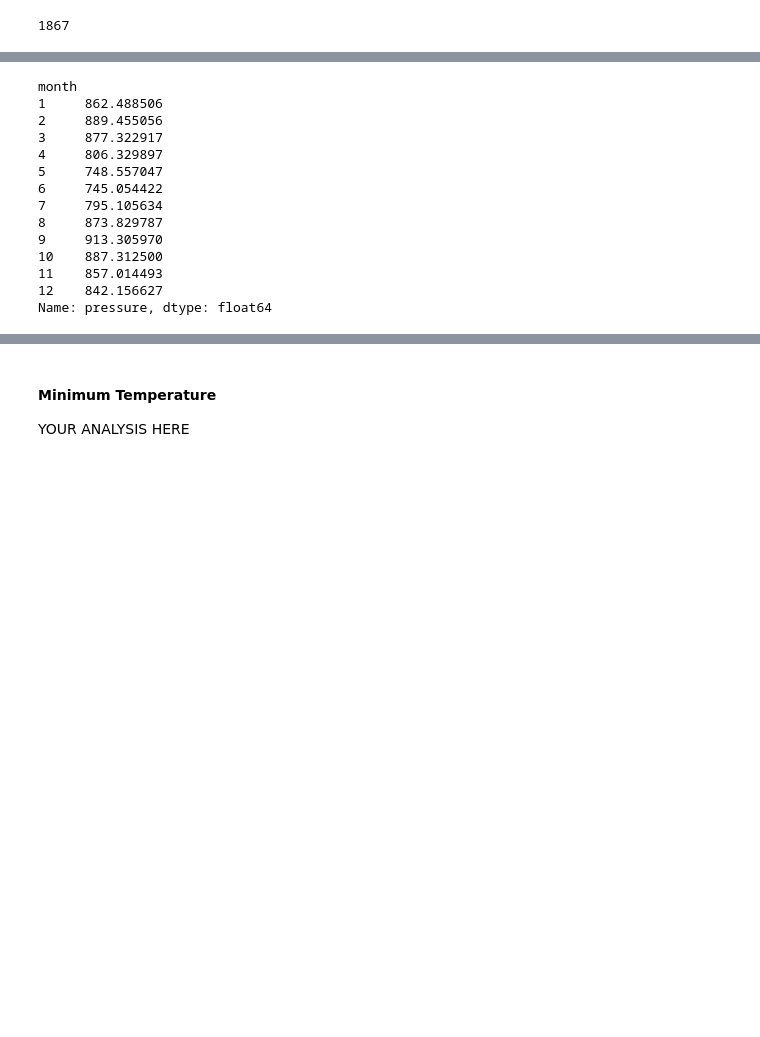
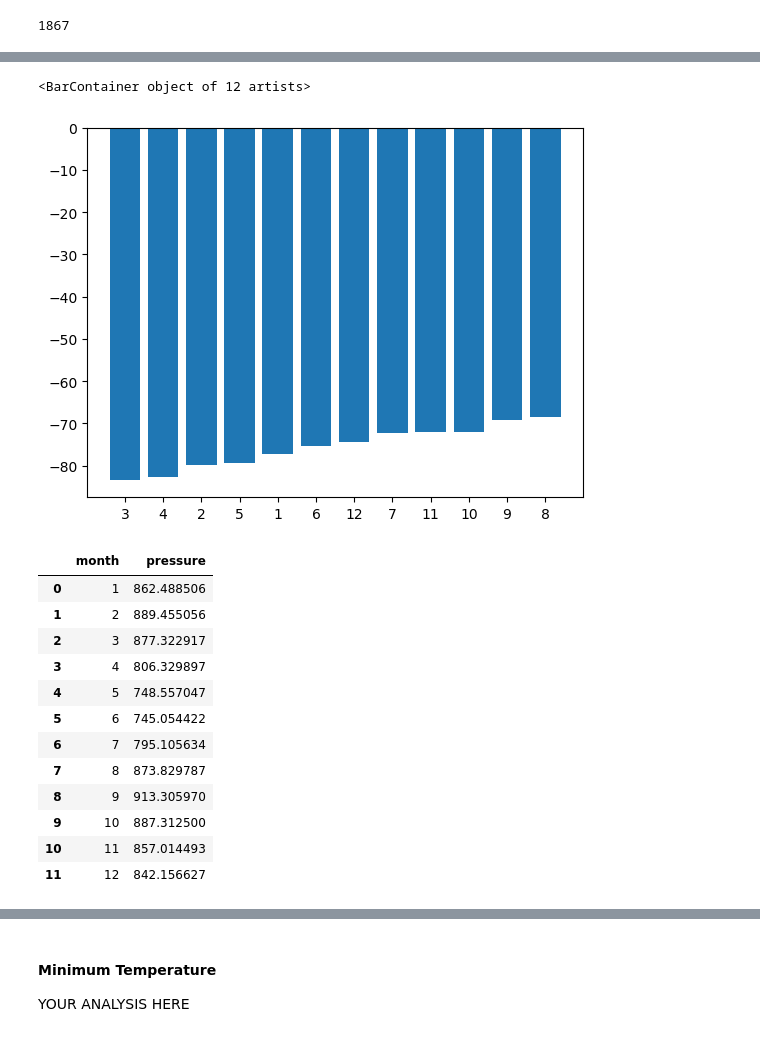
Before and after one commit to nickbartram/webscrape-challenge, a Jupyter notebook: mars_scrape/part_2_mars_weather.ipynb, the cells around one changed output, grey strips where cells are left out. Saved outputs shown, nothing was run; the diff lists cells and outputs as text; code cells hidden in the pictures; blank space fills up the shorter version.

```diff
--- a/mars_scrape/part_2_mars_weather.ipynb
+++ b/mars_scrape/part_2_mars_weather.ipynb
@@ -222,17 +228,23 @@ Name: min_temp, dtype: float64
+# %%
+plt.bar(sorted_df['month'].astype(str), sorted_df['min_temp'])
+# %% [output]
+<BarContainer object of 12 artists>
+[figure, added]
 # %%
 # 4. What is the average pressure by month?
+average_pressure_by_month = scraped_df.groupby('month')['pressure'].mean().reset_index()
+average_pressure_by_month
 # %% [output]
-month
-1     862.488506
-2     889.455056
-3     877.322917
-4     806.329897
-5     748.557047
-6     745.054422
-7     795.105634
-8     873.829787
-9     913.305970
-10    887.312500
-11    857.014493
-12    842.156627
-Name: pressure, dtype: float64
+|  | month | pressure |
+| 0 | 1 | 862.488506 |
+| 1 | 2 | 889.455056 |
+| 2 | 3 | 877.322917 |
+| 3 | 4 | 806.329897 |
+| 4 | 5 | 748.557047 |
+| 5 | 6 | 745.054422 |
+| 6 | 7 | 795.105634 |
+| 7 | 8 | 873.829787 |
+| 8 | 9 | 913.305970 |
+| 9 | 10 | 887.312500 |
+| 10 | 11 | 857.014493 |
+| 11 | 12 | 842.156627 |
```
Also changed, not shown: parts of 18 cells of this notebook.
